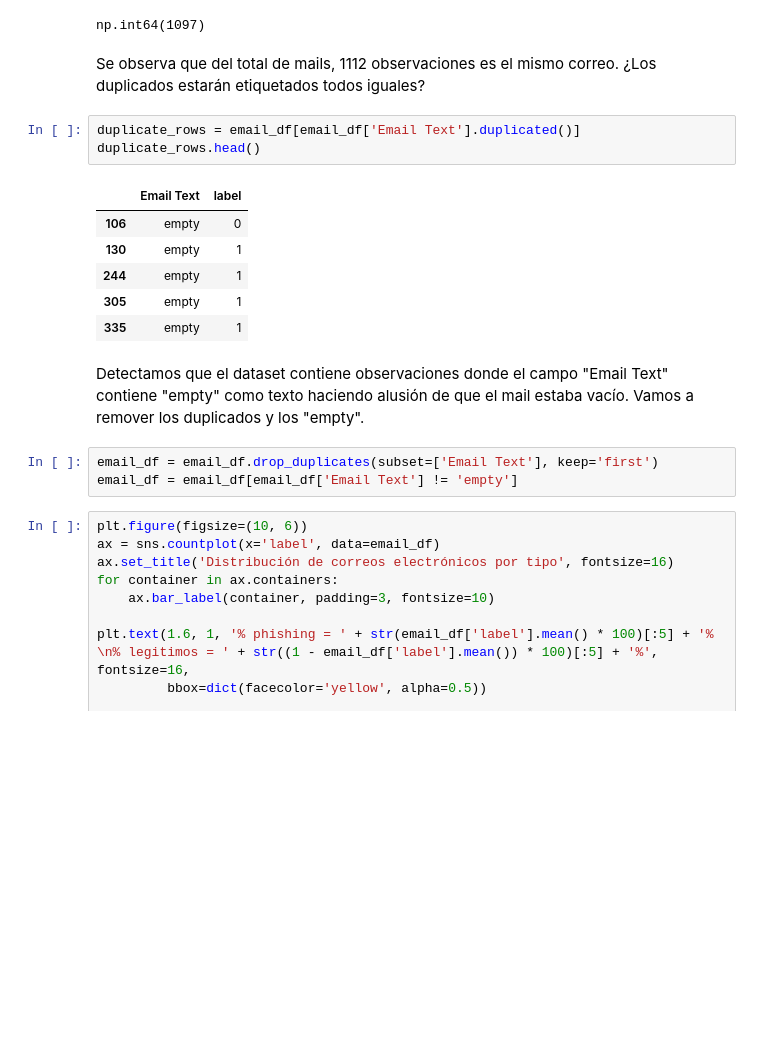
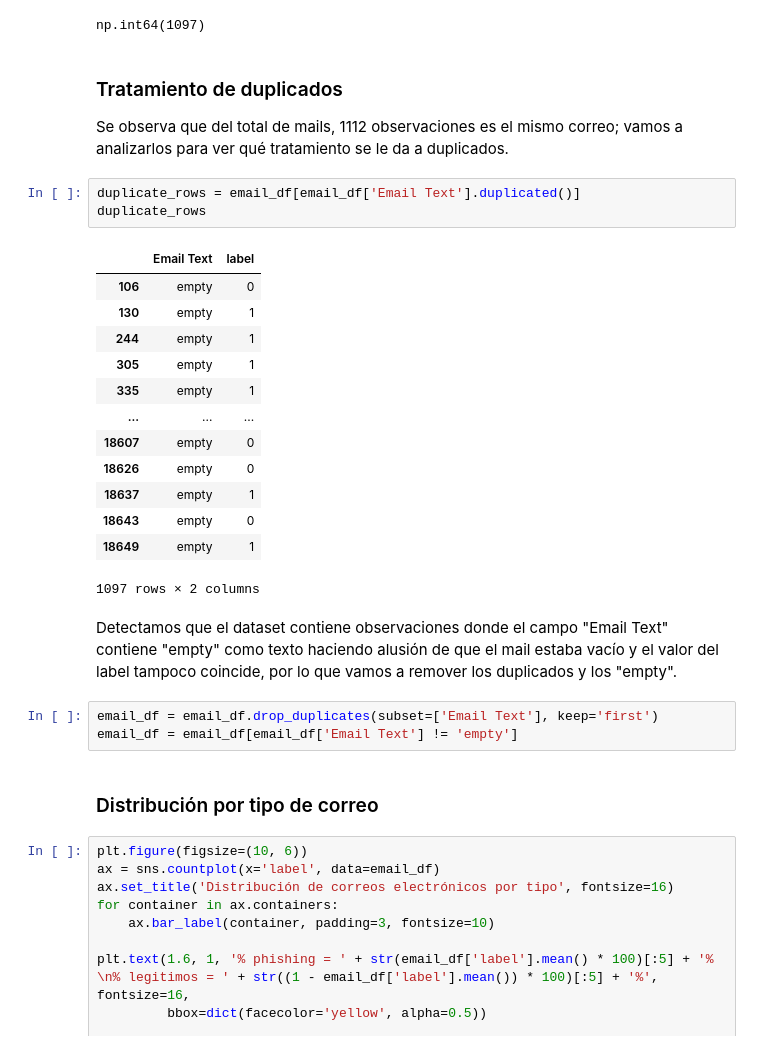
Before and after one commit to LCampi01/machine_learning_ceia, a Jupyter notebook: eda.ipynb, the cells around one changed output. Saved outputs shown, nothing was run; the diff lists cells and outputs as text; blank space fills up the shorter version.

Commit message:
feat: arrancando a tratar el texto

```diff
--- a/eda.ipynb
+++ b/eda.ipynb
@@ -77,22 +78,32 @@ column_duplicates
 # %% [output]
 np.int64(1097)
 # %% [markdown]
-Se observa que del total de mails, 1112 observaciones es el mismo correo. ¿Los duplicados estarán etiquetados todos iguales?
+### Tratamiento de duplicados
+Se observa que del total de mails, 1112 observaciones es el mismo correo; vamos a analizarlos para ver qué tratamiento se le da a duplicados.
 # %%
 duplicate_rows = email_df[email_df['Email Text'].duplicated()]
-duplicate_rows.head()
+duplicate_rows
 # %% [output]
 |  | Email Text | label |
 | 106 | empty | 0 |
 | 130 | empty | 1 |
 | 244 | empty | 1 |
 | 305 | empty | 1 |
 | 335 | empty | 1 |
+| ... | ... | ... |
+| 18607 | empty | 0 |
+| 18626 | empty | 0 |
+| 18637 | empty | 1 |
+| 18643 | empty | 0 |
+| 18649 | empty | 1 |
+1097 rows × 2 columns
 # %% [markdown]
-Detectamos que el dataset contiene observaciones donde el campo "Email Text" contiene "empty" como texto haciendo alusión de que el mail estaba vacío. Vamos a remover los duplicados y los "empty".
+Detectamos que el dataset contiene observaciones donde el campo "Email Text" contiene "empty" como texto haciendo alusión de que el mail estaba vacío y el valor del label tampoco coincide, por lo que vamos a remover los duplicados y los "empty".
 # %%
 email_df = email_df.drop_duplicates(subset=['Email Text'], keep='first')
 email_df = email_df[email_df['Email Text'] != 'empty']
+# %% [markdown]
+### Distribución por tipo de correo
 # %%
 plt.figure(figsize=(10, 6))
 ax = sns.countplot(x='label', data=email_df)
```
Also changed, not shown: parts of 13 cells of this notebook, 4 other files.
